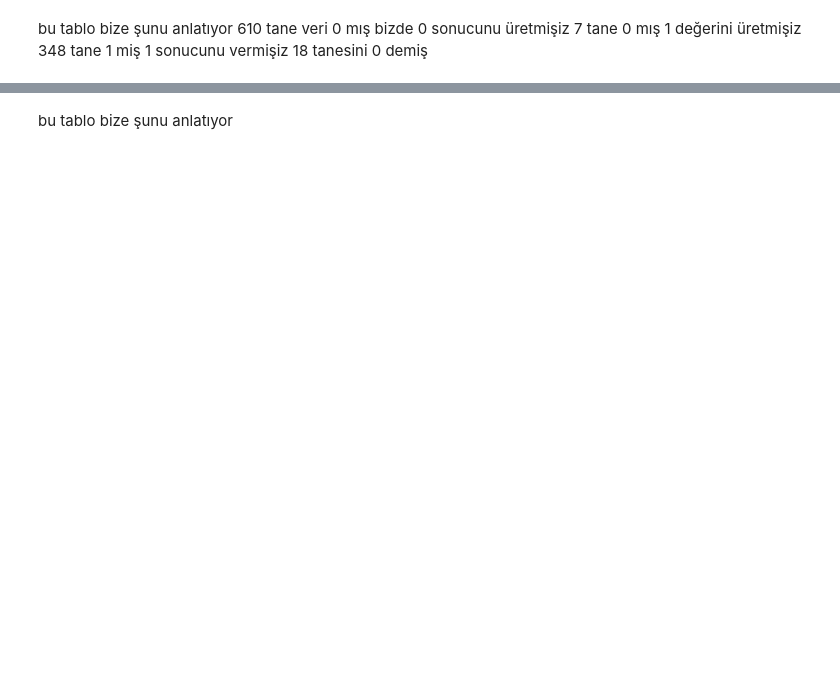
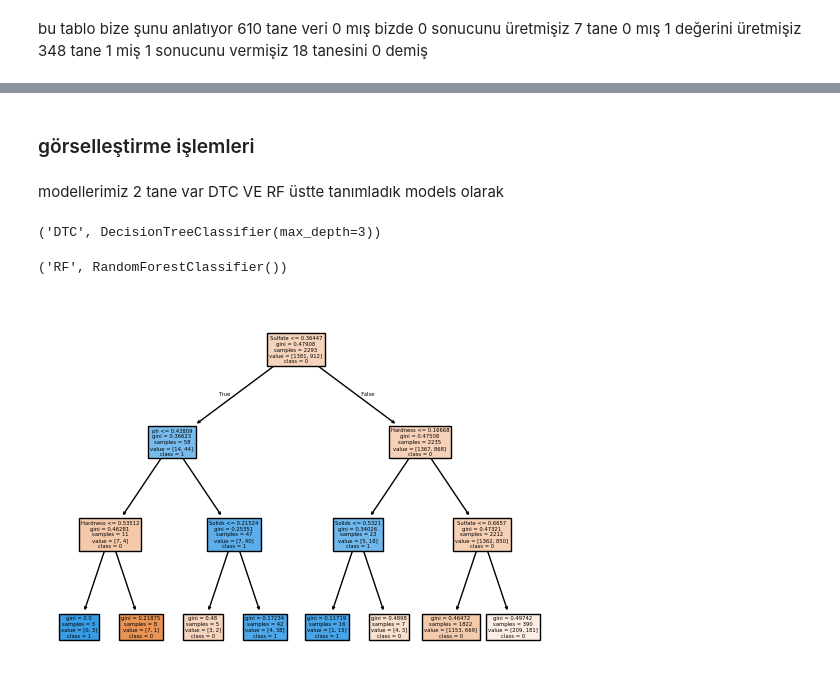
Before and after one commit to can-ozyasar/Dunya-Su-Kalitesi-projesi, a Jupyter notebook: DunyaSuKalitesi.ipynb, the cells around one changed output, grey strips where cells are left out. Saved outputs shown, nothing was run; the diff lists cells and outputs as text; code cells hidden in the pictures; blank space fills up the shorter version.

Commit message:
Karar ağaçları görselleştirme işlemleri

```diff
--- a/DunyaSuKalitesi.ipynb
+++ b/DunyaSuKalitesi.ipynb
@@ -251,2 +259,26 @@ for name,i in cmList:
-# %% [markdown]
-bu tablo bize şunu anlatıyor
+# %% [markdown]
+### görselleştirme işlemleri
+# %% [markdown]
+modellerimiz 2 tane var  DTC VE RF üstte tanımladık  models olarak
+# %%
+models[0]
+# %% [output]
+('DTC', DecisionTreeClassifier(max_depth=3))
+# %%
+models[1]
+# %% [output]
+('RF', RandomForestClassifier())
+# %%
+dt_clf=models[0][1] #desicionTreeClassifier e ulaştık
+
+plt.Figure(figsize=(25,20))
+tree.plot_tree(dt_clf,feature_names=df.columns.tolist()[:-1],
+                                # df.columns.tolist()[:-1]    # potability i almadık sadece feature leri aldık
+
+               class_names=["0","1"],
+               filled=True,
+               precision=5 # virgülden sonraki 5 basamakları yazdırıyor
+               )
+plt.show()
+# %% [output]
+[figure, added]
```
Also changed, not shown: parts of 4 cells of this notebook, 1 other file.
